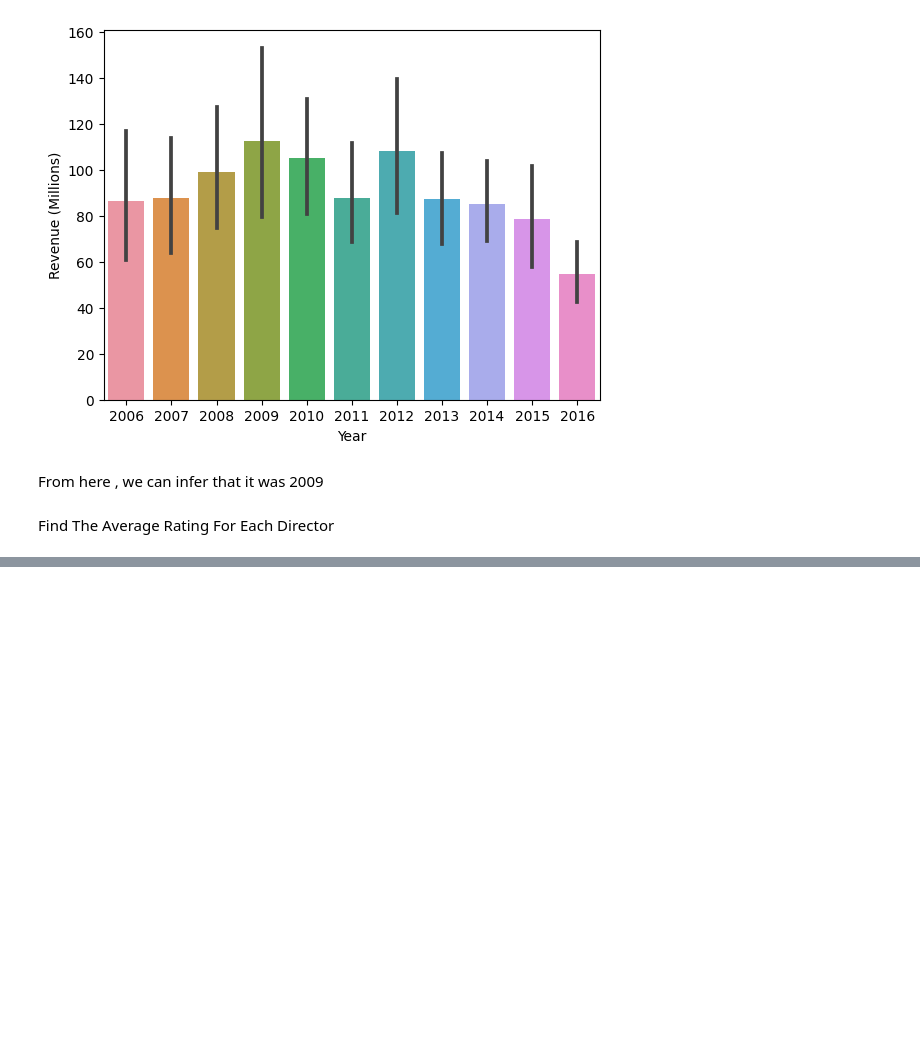
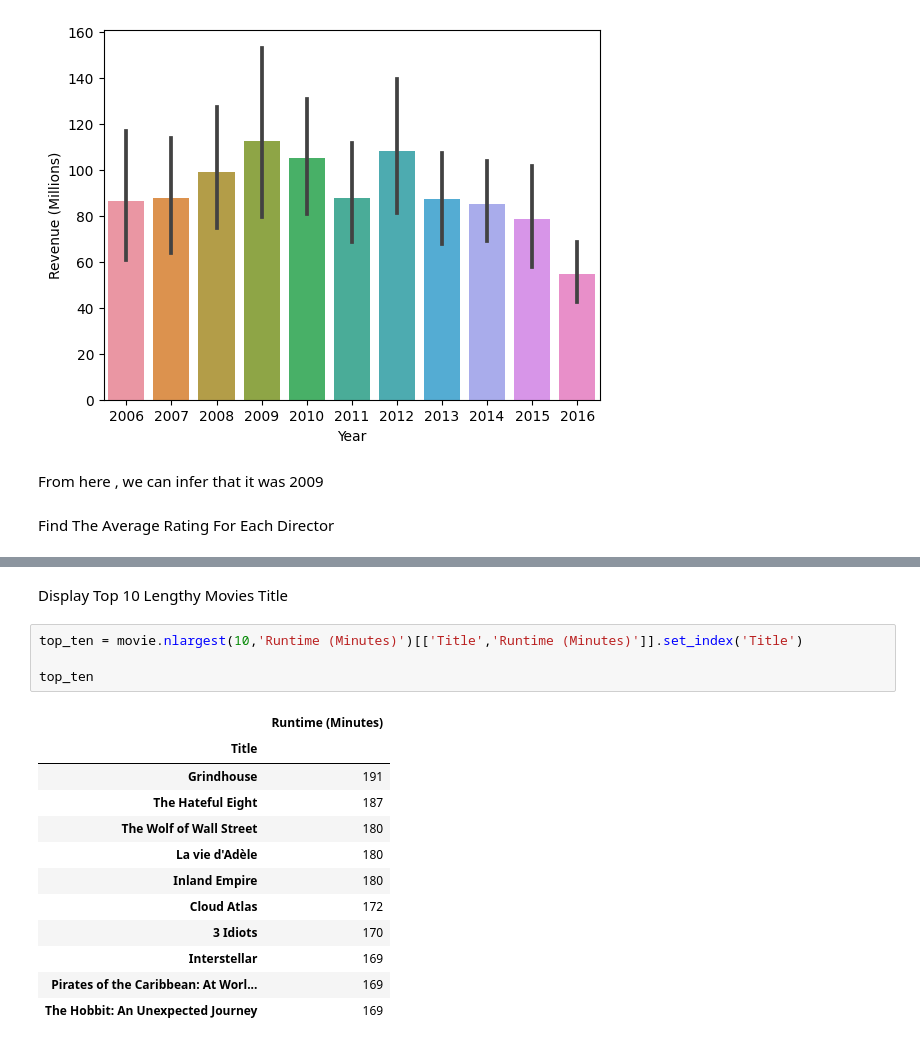
Before and after one commit to NafiunAlAmin/Data-Analysis-Project-on-IMDB-Movies, a Jupyter notebook: Data_analysis_project_on_IMDB_movie.ipynb, the cells around one changed output, grey strips where cells are left out. Saved outputs shown, nothing was run; the diff lists cells and outputs as text; blank space fills up the shorter version.

```diff
--- a/Data_analysis_project_on_IMDB_movie.ipynb
+++ b/Data_analysis_project_on_IMDB_movie.ipynb
@@ -236,0 +253,19 @@ Find The Average Rating For Each Director
+# %% [markdown]
+Display Top 10 Lengthy Movies Title
+# %%
+top_ten = movie.nlargest(10,'Runtime (Minutes)')[['Title','Runtime (Minutes)']].set_index('Title')
+
+top_ten
+# %% [output]
+|  | Runtime (Minutes) |
+| Title |  |
+| Grindhouse | 191 |
+| The Hateful Eight | 187 |
+| The Wolf of Wall Street | 180 |
+| La vie d'Adèle | 180 |
+| Inland Empire | 180 |
+| Cloud Atlas | 172 |
+| 3 Idiots | 170 |
+| Interstellar | 169 |
+| Pirates of the Caribbean: At Worl... | 169 |
+| The Hobbit: An Unexpected Journey | 169 |
```
Also changed, not shown: parts of 15 cells of this notebook.
